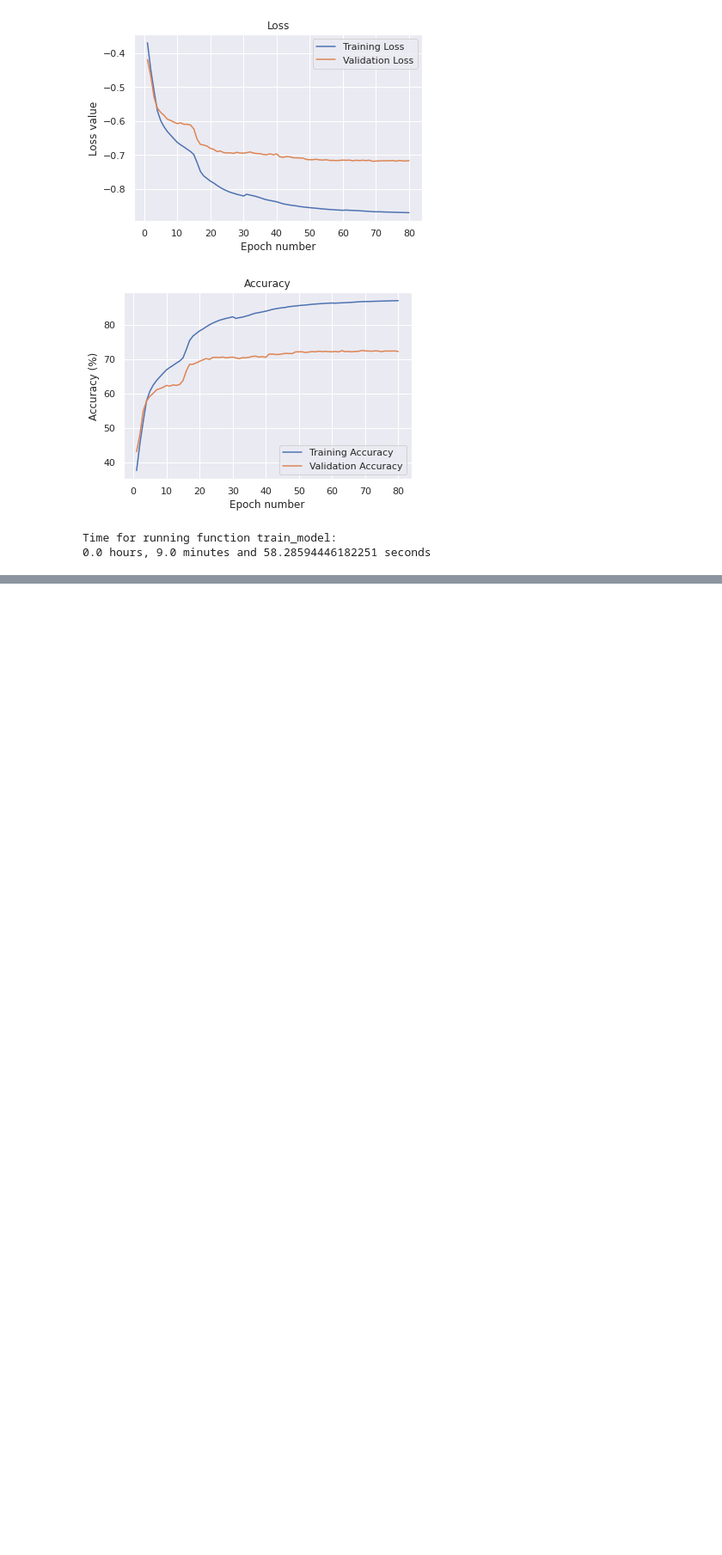
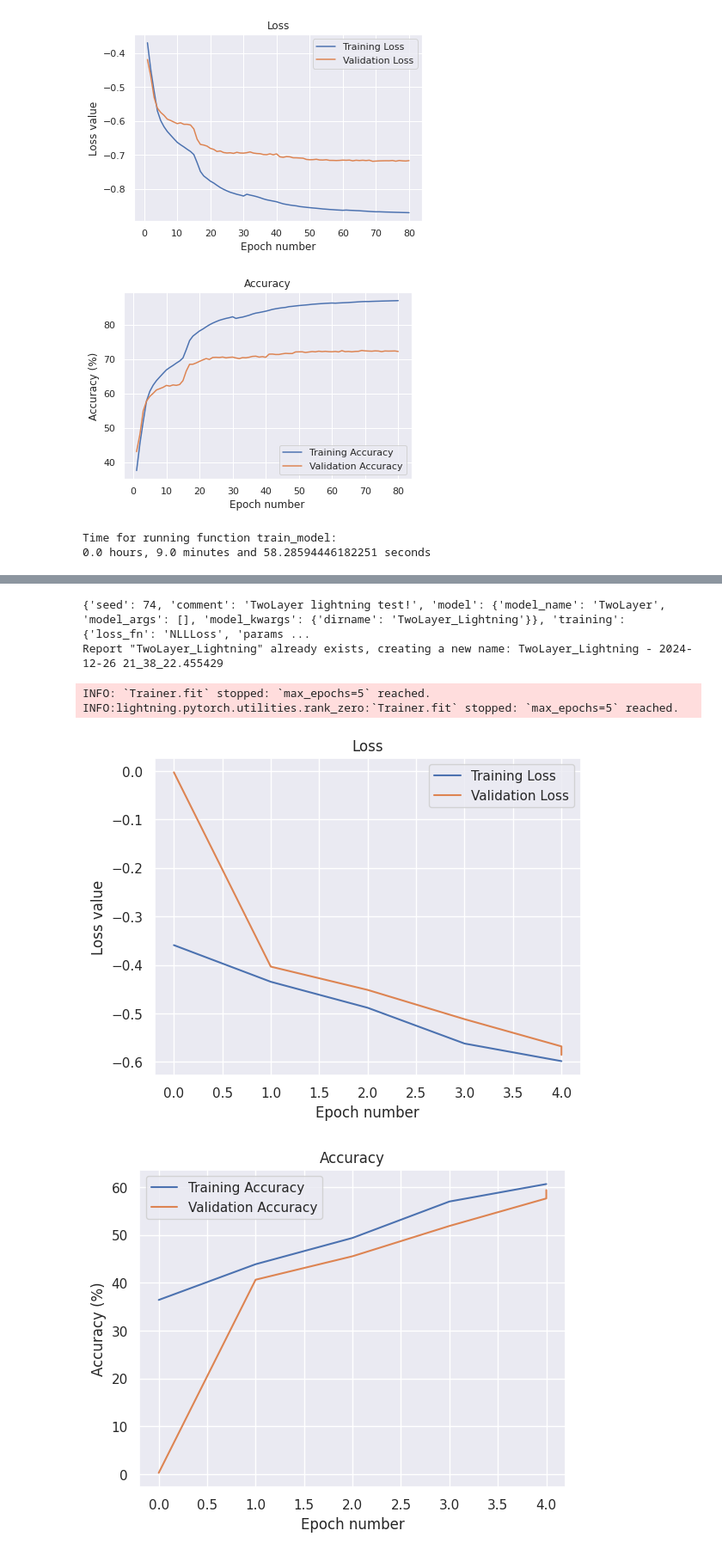
Before and after one commit to AntonioRochaAZ/CNN-Project, a Jupyter notebook: CNNProject-Colab.ipynb, the cells around one changed output, grey strips where cells are left out. Shown: that part at 86% size. Cells and saved outputs as stored; diff of their text form; code cells hidden in the pictures; blank space fills up the shorter version.

```diff
--- a/CNNProject-Colab.ipynb
+++ b/CNNProject-Colab.ipynb
@@ -75,0 +108,22 @@ Time for running function train_model:
+# %%
+from training import *
+from lightning_objects import train_lightning_model
+
+# Creating DataLodaers:
+tdl = DataLoader(tds, batch_size = 1, shuffle=True)     # batch_size = 1 --> not useful for GPUs
+vdl = DataLoader(vds, batch_size = 10000)
+
+# Loading a config
+import json
+with open("_configs/config-two_layer.json", "r") as f:
+    config = json.load(f)
+
+# Adapting the config:
+config["training"]["trainer_kwargs"]["accelerator"] = "gpu"
+config["training"]["trainer_kwargs"]["max_epochs"] = 5
+config["model"]["model_kwargs"]["dirname"] = "TwoLayer_Lightning"
+
+# Training the model:
+loader_tuple = (tdl, vdl)
+train_lightning_model(config, loader_tuple)
+# %% [output]
@@ -75,0 +147,6 @@ Time for running function train_model:
+{'seed': 74, 'comment': 'TwoLayer lightning test!', 'model': {'model_name': 'TwoLayer', 'model_args': [], 'model_kwargs': {'dirname': 'TwoLayer_Lightning'}}, 'training': {'loss_fn': 'NLLLoss', 'params ...
+Report "TwoLayer_Lightning" already exists, creating a new name: TwoLayer_Lightning - 2024-12-26 21_38_22.455429
+INFO: `Trainer.fit` stopped: `max_epochs=5` reached.
+INFO:lightning.pytorch.utilities.rank_zero:`Trainer.fit` stopped: `max_epochs=5` reached.
+[figure, added]
+[figure, added]
```
Also changed, not shown: parts of 13 cells of this notebook, 9 other files.
